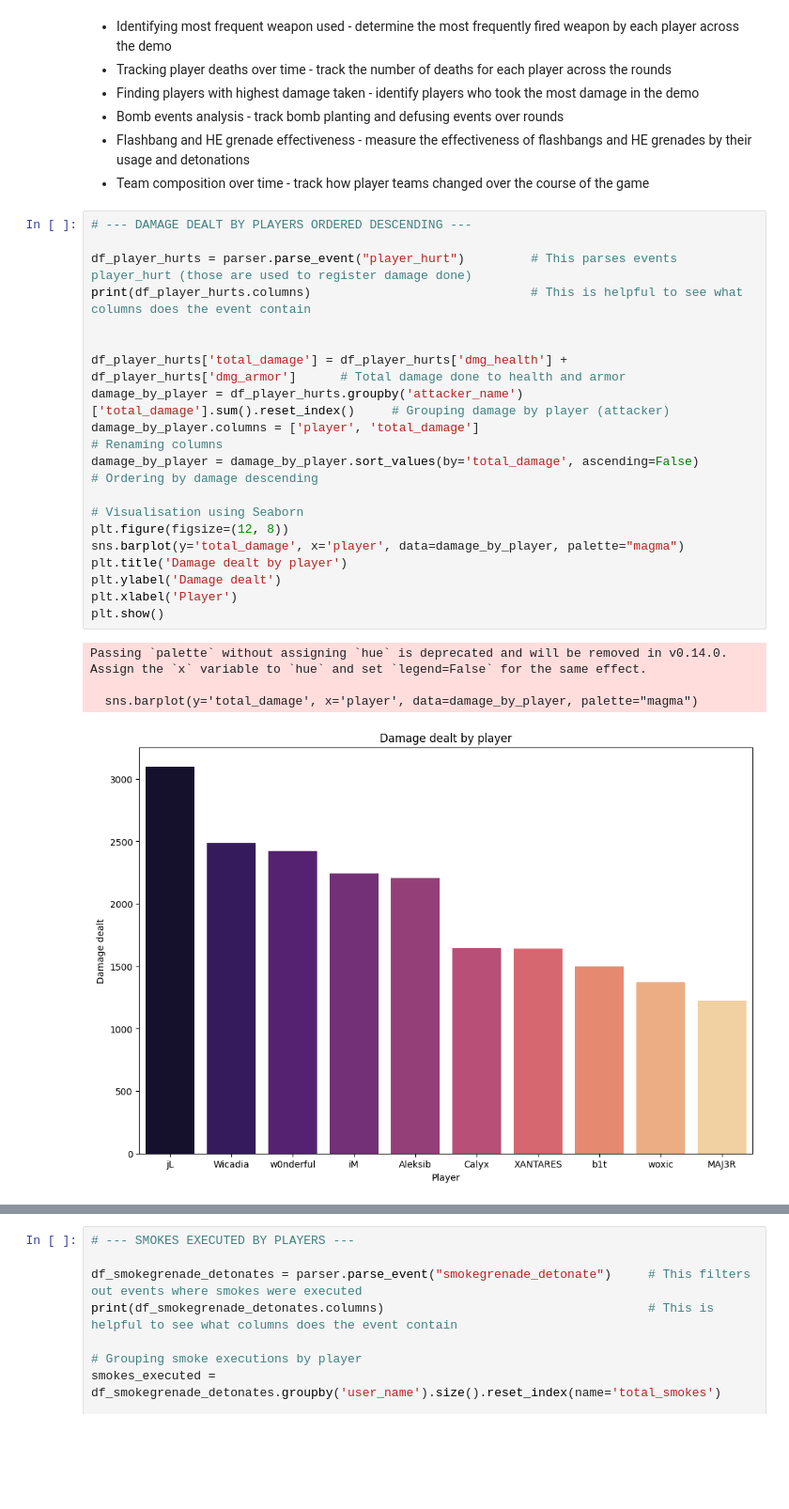
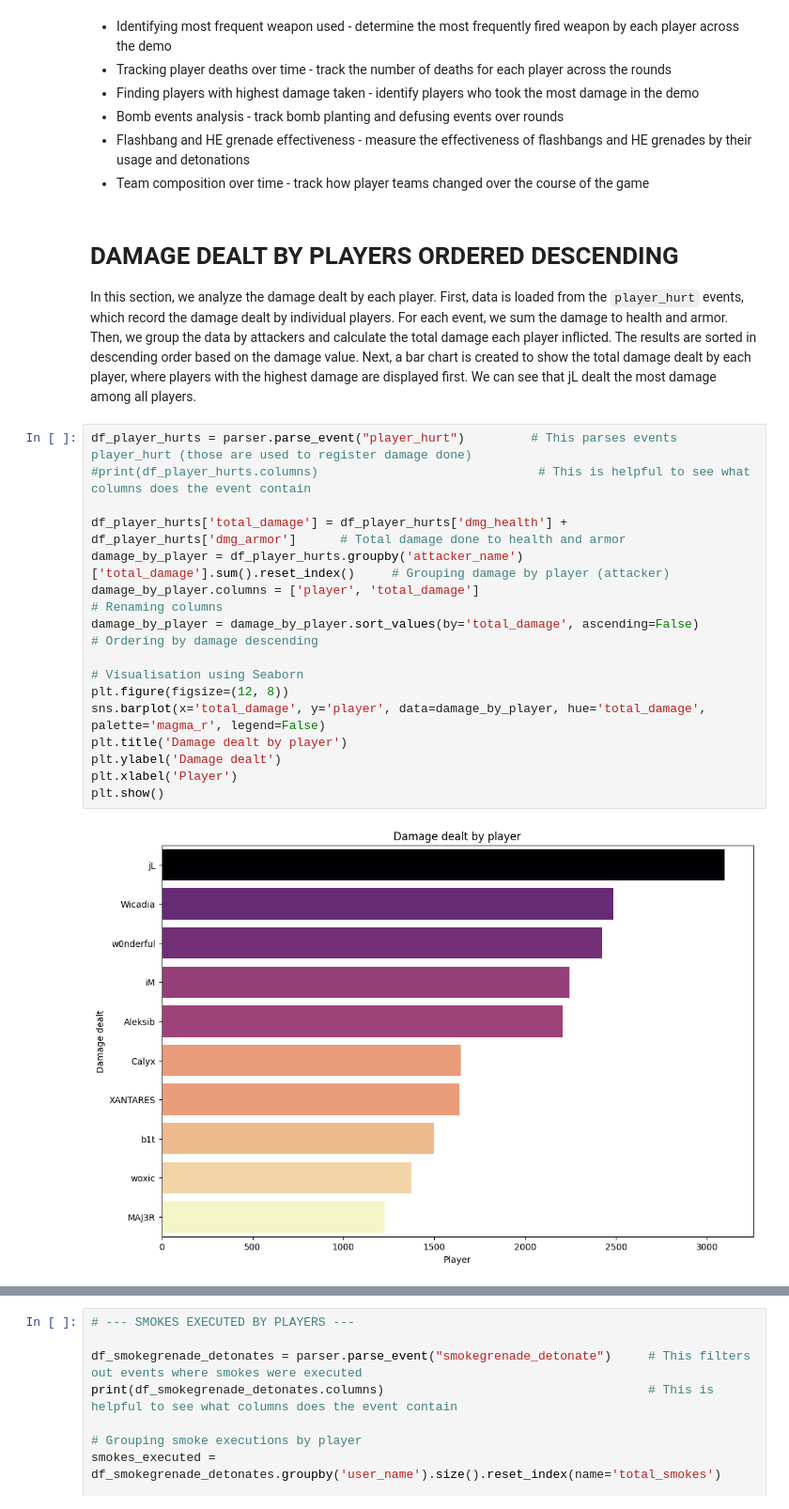
Before and after one commit to jakubcernik/VSB-Esport, a Jupyter notebook: task1.ipynb, the cells around one changed output, grey strips where cells are left out. Shown at 94% size. Saved outputs shown, nothing was run; the diff lists cells and outputs as text; blank space fills up the shorter version.

```diff
--- a/task1.ipynb
+++ b/task1.ipynb
@@ -434,27 +434,25 @@ Here are some examples:
 - Bomb events analysis - track bomb planting and defusing events over rounds
 - Flashbang and HE grenade effectiveness - measure the effectiveness of flashbangs and HE grenades by their usage and detonations
 - Team composition over time - track how player teams changed over the course of the game
+# %% [markdown]
+# DAMAGE DEALT BY PLAYERS ORDERED DESCENDING
+
+In this section, we analyze the damage dealt by each player. First, data is loaded from the `player_hurt` events, which record the damage dealt by individual players. For each event, we sum the damage to health and armor. Then, we group the data by attackers and calculate the total damage each player inflicted. The results are sorted in descending order based on the damage value. Next, a bar chart is created to show the total damage dealt by each player, where players with the highest damage are displayed first. We can see that jL dealt the most damage among all players.
 # %%
-# --- DAMAGE DEALT BY PLAYERS ORDERED DESCENDING ---
-
 df_player_hurts = parser.parse_event("player_hurt")         # This parses events player_hurt (those are used to register damage done)
-print(df_player_hurts.columns)                              # This is helpful to see what columns does the event contain
-
+#print(df_player_hurts.columns)                              # This is helpful to see what columns does the event contain
 
 df_player_hurts['total_damage'] = df_player_hurts['dmg_health'] + df_player_hurts['dmg_armor']      # Total damage done to health and armor
 damage_by_player = df_player_hurts.groupby('attacker_name')['total_damage'].sum().reset_index()     # Grouping damage by player (attacker)
 damage_by_player.columns = ['player', 'total_damage']                                               # Renaming columns
 damage_by_player = damage_by_player.sort_values(by='total_damage', ascending=False)                 # Ordering by damage descending
 
 # Visualisation using Seaborn
 plt.figure(figsize=(12, 8))
-sns.barplot(y='total_damage', x='player', data=damage_by_player, palette="magma")
+sns.barplot(x='total_damage', y='player', data=damage_by_player, hue='total_damage', palette='magma_r', legend=False)
 plt.title('Damage dealt by player')
 plt.ylabel('Damage dealt')
 plt.xlabel('Player')
 plt.show()
 # %% [output]
-Passing `palette` without assigning `hue` is deprecated and will be removed in v0.14.0. Assign the `x` variable to `hue` and set `legend=False` for the same effect.
-
-  sns.barplot(y='total_damage', x='player', data=damage_by_player, palette="magma")
-[figure, old version]
+[figure, new version]
```
Also changed, not shown: parts of 3 cells of this notebook.
